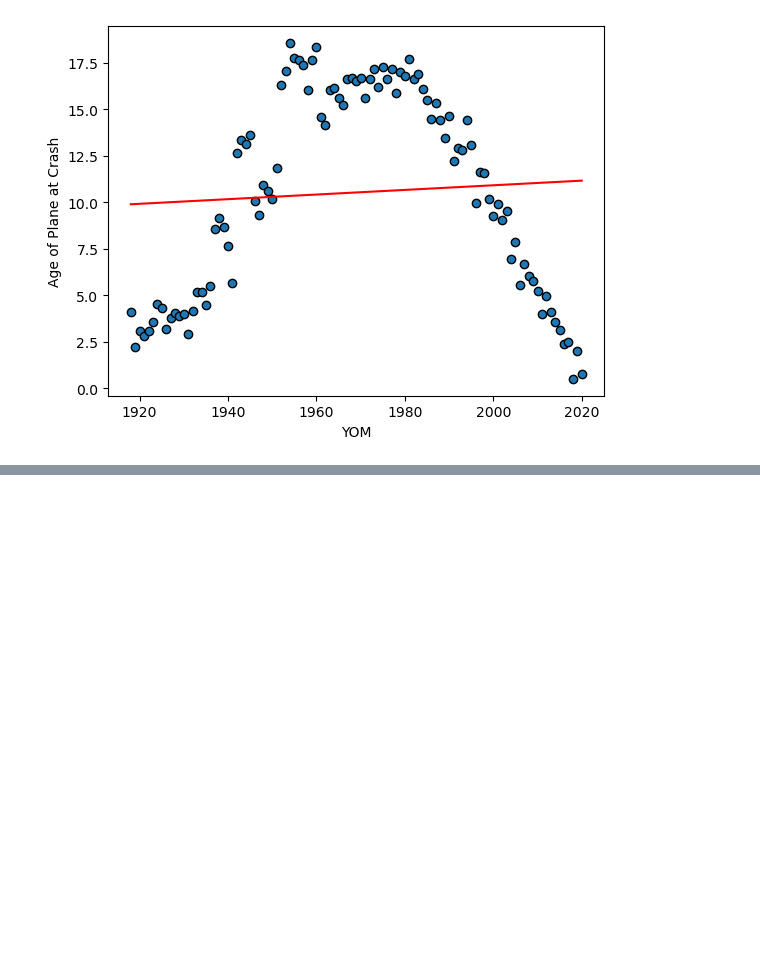
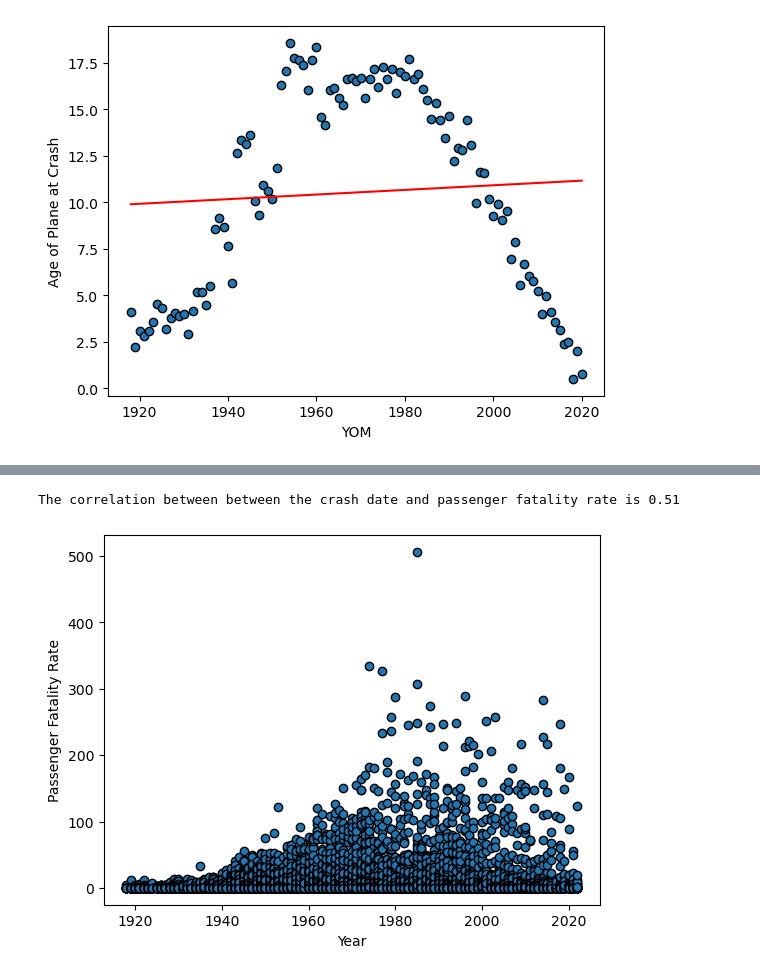
Before and after one commit to JaredSilva3/project1, a Jupyter notebook: Jordan Goodrick Project 1 Local Branch/project1/jordan_crash_data.ipynb, the cells around one changed output, grey strips where cells are left out. Saved outputs shown, nothing was run; the diff lists cells and outputs as text; code cells hidden in the pictures; blank space fills up the shorter version.

```diff
--- a/Jordan Goodrick Project 1 Local Branch/project1/jordan_crash_data.ipynb
+++ b/Jordan Goodrick Project 1 Local Branch/project1/jordan_crash_data.ipynb
@@ -83,0 +164,21 @@ The correlation between between a plane's age and the year of its crash is 0.07
+# %%
+#PASSENGER AND CREW FATALITY RATE OVER TIME
+# Calculate the correlation coefficient and linear regression model
+
+passengercorrelation =st.pearsonr(crew_crashes_metadata["crash year"],crew_crashes_metadata["PAX fatalities"])
+print(f"The correlation between between the crash date and passenger fatality rate is {round(crewcorrelation[0],2)}")
+
+# Add the linear regression equation and line to plot
+
+(slope, intercept,rvalue, pvalue, stderr)=st.linregress(crew_crashes_metadata["crash year"],crew_crashes_metadata["PAX fatalities"])
+regress_values=crew_crashes_metadata["PAX fatalities"]* slope + intercept
+line_eq= f"y = {round(slope, 2)} x + {round(intercept, 2)}"
+
+plt.scatter(crew_crashes_metadata["crash year"],crew_crashes_metadata["PAX fatalities"],edgecolors="k")
+
+plt.xlabel("Year")
+plt.ylabel("Passenger Fatality Rate")
+plt.show()
+# %% [output]
+The correlation between between the crash date and passenger fatality rate is 0.51
+[figure, added]
```
Also changed, not shown: parts of 13 cells of this notebook, 1 other file.
